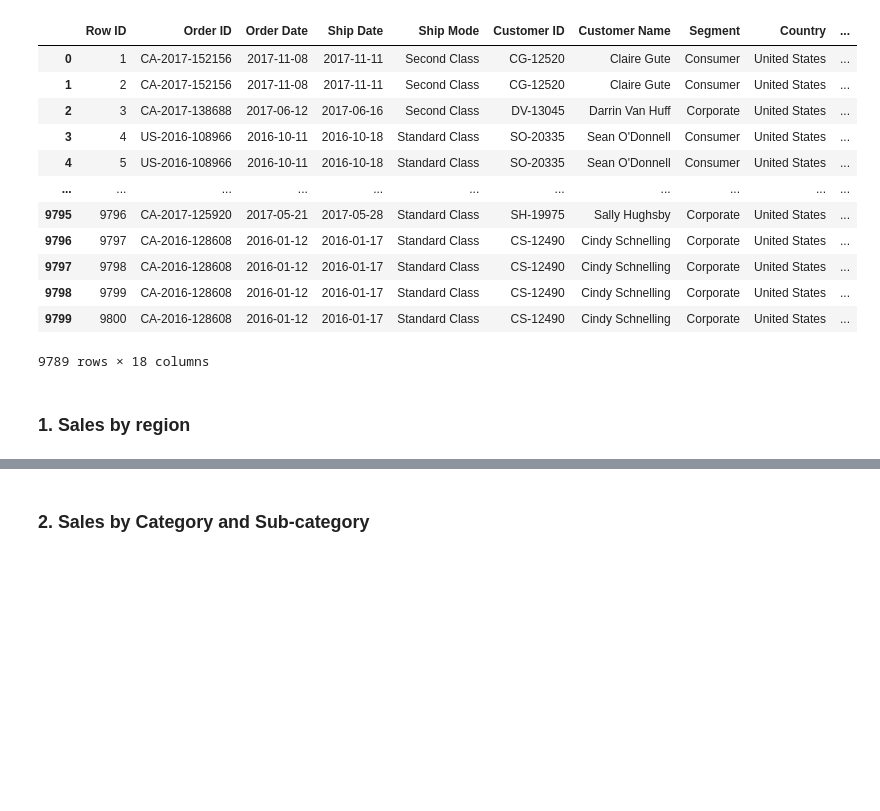
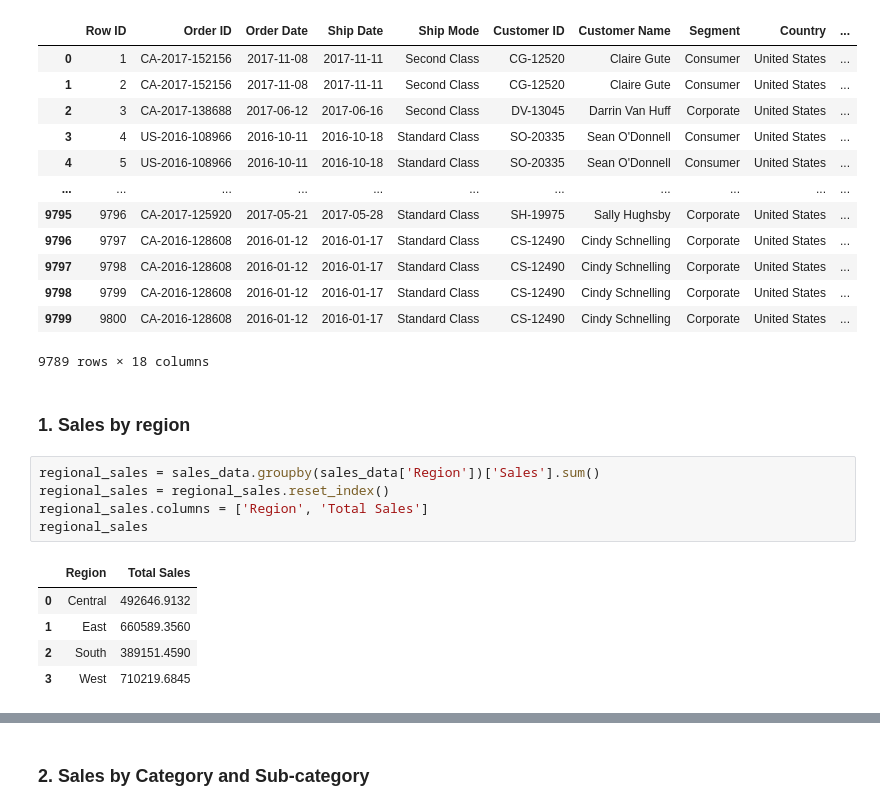
Before and after one commit to ksftima/super-store, a Jupyter notebook: segment_analysis.ipynb, the cells around one changed output, grey strips where cells are left out. Saved outputs shown, nothing was run; the diff lists cells and outputs as text; blank space fills up the shorter version.

```diff
--- a/segment_analysis.ipynb
+++ b/segment_analysis.ipynb
@@ -30,3 +30,14 @@ sales_data
 9789 rows × 18 columns
 # %% [markdown]
 ### 1. Sales by region
+# %%
+regional_sales = sales_data.groupby(sales_data['Region'])['Sales'].sum()
+regional_sales = regional_sales.reset_index()
+regional_sales.columns = ['Region', 'Total Sales']
+regional_sales
+# %% [output]
+|  | Region | Total Sales |
+| 0 | Central | 492646.9132 |
+| 1 | East | 660589.3560 |
+| 2 | South | 389151.4590 |
+| 3 | West | 710219.6845 |
```
Also changed, not shown: parts of 10 cells of this notebook.
